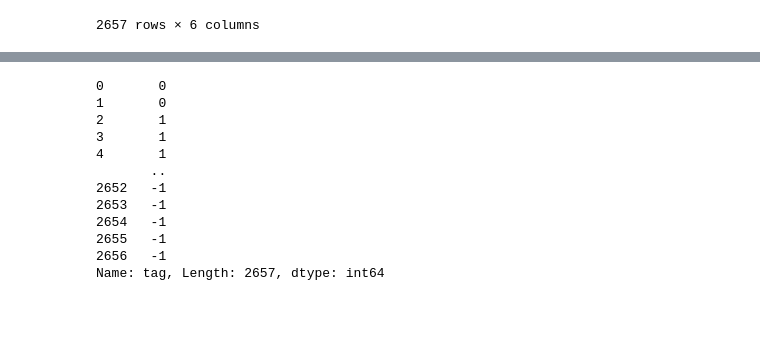
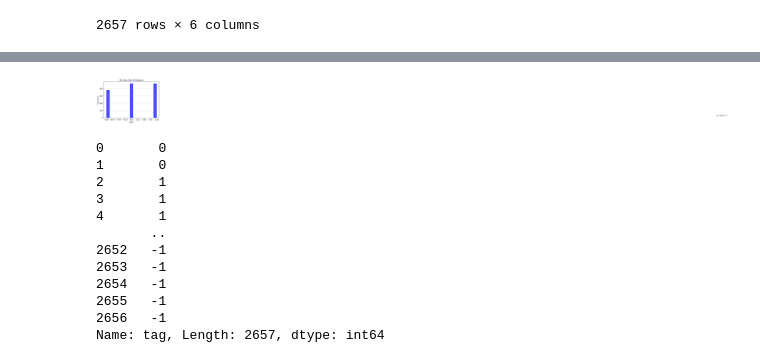
Before and after one commit to Sakura-Fire-Capital/DoubleEnsembleML, a Jupyter notebook: report/preprocessing.ipynb, the cells around one changed output, grey strips where cells are left out. Saved outputs shown, nothing was run; the diff lists cells and outputs as text; code cells hidden in the pictures; blank space fills up the shorter version.

```diff
--- a/report/preprocessing.ipynb
+++ b/report/preprocessing.ipynb
@@ -62,3 +77,17 @@ dataset = df2
+# %%
+import matplotlib.pyplot as plt
+
+n, bins, patches = plt.hist(x=df2.tag, bins='auto', color='blue',
+                            alpha=0.7, rwidth=0.85)
+plt.grid(axis='y', alpha=0.75)
+plt.xlabel('Value')
+plt.ylabel('Frequency')
+plt.title('My Very Own Histogram')
+plt.text(23, 45, r'$\mu=15, b=3$')
+maxfreq = n.max()
+plt.savefig("tag.png",dpi = 200)
+# %% [output]
+[figure, added]
 # %%
 dataset['Open'] = dataset['Close'].shift(1)
 dataset['H-L'] = dataset['High'] - dataset['Low']
```
Also changed, not shown: parts of 2 cells of this notebook, 11 other files.
